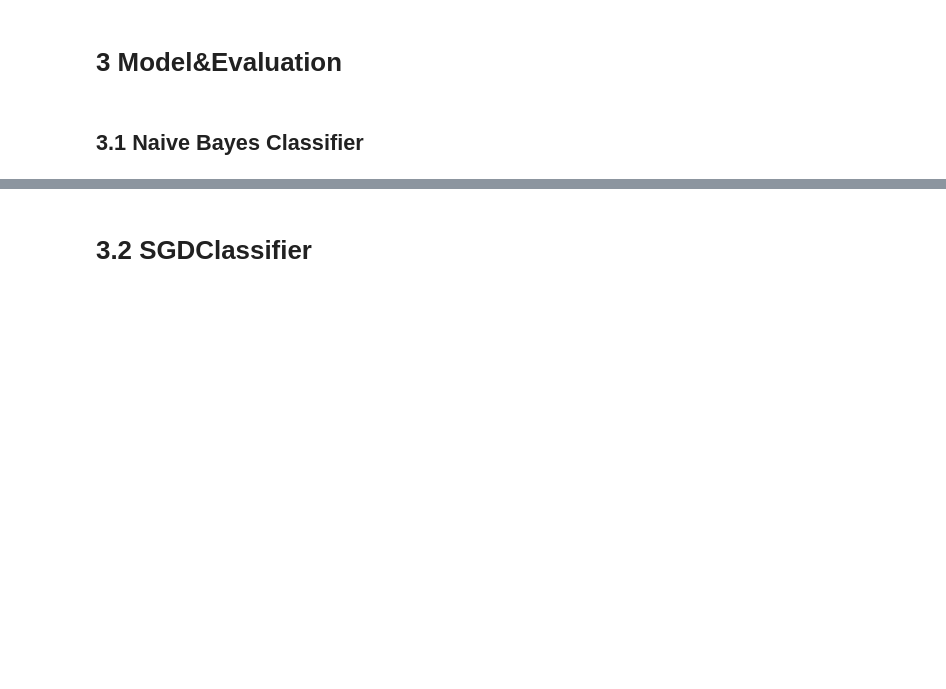
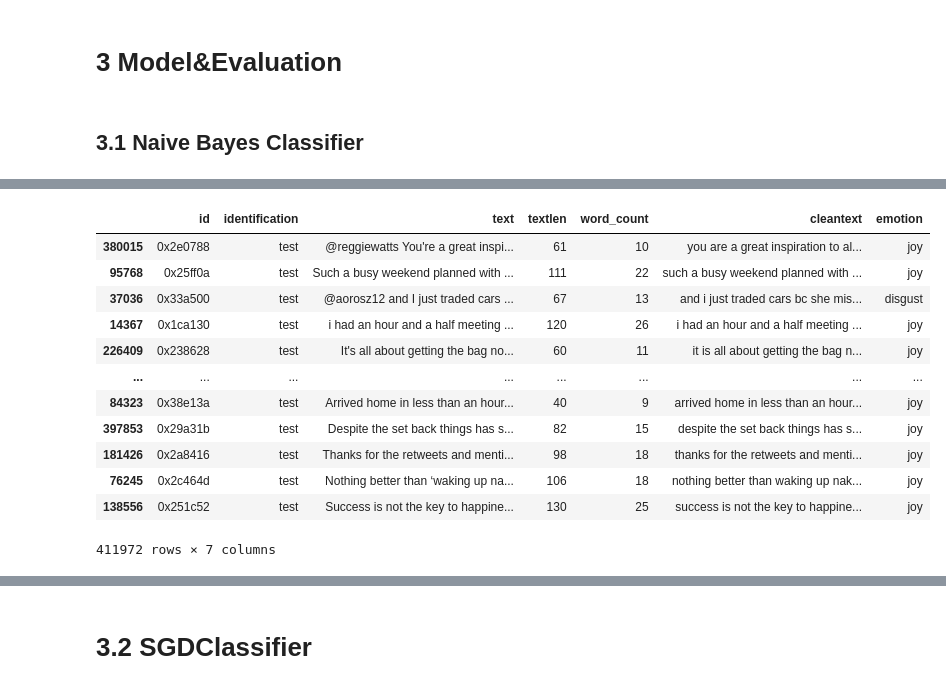
Before and after one commit to leolin65/DM2022-HW2, a Jupyter notebook: Kaggle_final.ipynb, the cells around one changed output, grey strips where cells are left out. Saved outputs shown, nothing was run; the diff lists cells and outputs as text; code cells hidden in the pictures; blank space fills up the shorter version.

```diff
--- a/Kaggle_final.ipynb
+++ b/Kaggle_final.ipynb
@@ -1289,0 +1233,15 @@ print(classification_report(y_test, y_pred,target_names=allemo))
+# %%
+%%time
+# Use Bag of word (countvectorizer) + MultinomialNB Model
+from sklearn.naive_bayes import MultinomialNB
+nb_BOW = Pipeline([('vect', BOW_vectorizer),
+               ('clf', MultinomialNB()),
+              ])
+nb_BOW.fit(X_train, y_train)
+
+
+y_pred = nb_BOW.predict(X_test)
+
+print('accuracy %s' % accuracy_score(y_pred, y_test))
+print(classification_report(y_test, y_pred,target_names=allemo))
+#accuracy 0.5011942482922064
@@ -1289,0 +1267,2 @@ print(classification_report(y_test, y_pred,target_names=allemo))
+# %%
+PRED= nb_BOW.predict(Testdata['cleantext'])
@@ -1289,0 +1271,16 @@ print(classification_report(y_test, y_pred,target_names=allemo))
+# %%
+Testdata
+# %% [output]
+|  | id | identification | text | textlen | word_count | cleantext | emotion |
+| 380015 | 0x2e0788 | test | @reggiewatts You're a great inspi... | 61 | 10 | you are a great inspiration to al... | joy |
+| 95768 | 0x25ff0a | test | Such a busy weekend planned with ... | 111 | 22 | such a busy weekend planned with ... | joy |
+| 37036 | 0x33a500 | test | @aorosz12 and I just traded cars ... | 67 | 13 | and i just traded cars bc she mis... | disgust |
+| 14367 | 0x1ca130 | test | i had an hour and a half meeting ... | 120 | 26 | i had an hour and a half meeting ... | joy |
+| 226409 | 0x238628 | test | It's all about getting the bag no... | 60 | 11 | it is all about getting the bag n... | joy |
+| ... | ... | ... | ... | ... | ... | ... | ... |
+| 84323 | 0x38e13a | test | Arrived home in less than an hour... | 40 | 9 | arrived home in less than an hour... | joy |
+| 397853 | 0x29a31b | test | Despite the set back things has s... | 82 | 15 | despite the set back things has s... | joy |
+| 181426 | 0x2a8416 | test | Thanks for the retweets and menti... | 98 | 18 | thanks for the retweets and menti... | joy |
+| 76245 | 0x2c464d | test | Nothing better than ‘waking up na... | 106 | 18 | nothing better than waking up nak... | joy |
+| 138556 | 0x251c52 | test | Success is not the key to happine... | 130 | 25 | success is not the key to happine... | joy |
+411972 rows × 7 columns
```
Also changed, not shown: parts of 150 cells of this notebook.
